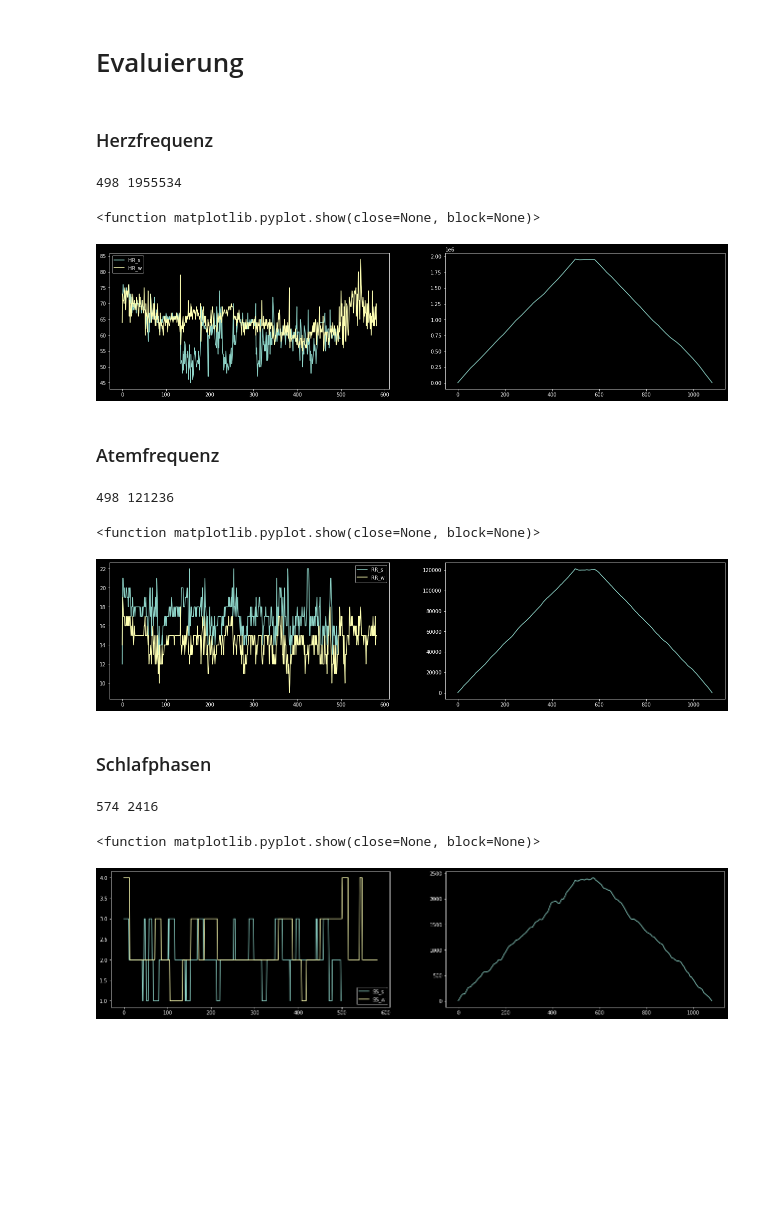
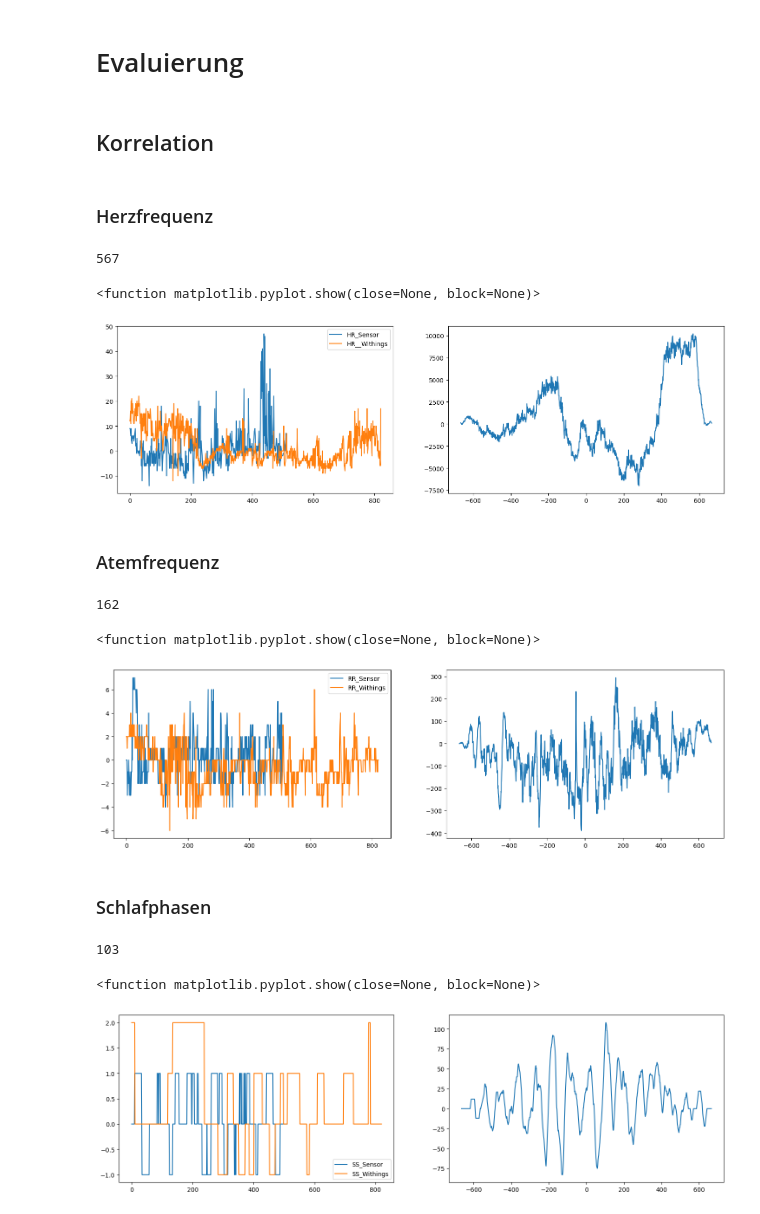
Before and after one commit to markusstraesser/Code, a Jupyter notebook: Evaluation.ipynb, the cells around one changed output. Cells and saved outputs as stored; diff of their text form; code cells hidden in the pictures; blank space fills up the shorter version.

```diff
--- a/Evaluation.ipynb
+++ b/Evaluation.ipynb
@@ -1,65 +1,89 @@
 # %% [markdown]
 # Evaluierung
+# %% [markdown]
+## Korrelation
 # %% [markdown]
 ### Herzfrequenz
 # %%
 import matplotlib.pyplot as plt
 import pandas as pd
 import numpy as np
-from scipy import signal, stats
+from scipy import signal
 
-df_sensor = pd.read_csv("Sensordata/clean/02122021_sensor_data")
-df_withings = pd.read_csv("Withings_Data/clean/02122021_withings_data")
+date = "01122021"
+
+df_sensor = pd.read_csv("Sensordata/clean/" + date + "_sensor_data")
+df_withings = pd.read_csv("Withings_Data/clean/" + date + "_withings_data")
 
 hr_sensor = df_sensor["hr_sensor"].to_list()
 hr_withings = df_withings["hr_withings"].to_list()
-cross_corr = signal.correlate(hr_withings, hr_sensor, "full").tolist()
-plt.rcParams['figure.figsize'] = [22,5]
+# hr_s_norm = (hr_sensor - np.min(hr_sensor)) / (np.max(hr_sensor) - np.min(hr_sensor))
+# hr_w_norm = (hr_withings - np.min(hr_withings)) / (np.max(hr_withings) - np.min(hr_withings))
+hr_s_norm = hr_sensor - np.median(hr_sensor)
+hr_w_norm = hr_withings - np.median(hr_withings)
+cross_corr = signal.correlate(hr_s_norm, hr_w_norm, "full", method="fft").tolist()
+x_vals = range(int(-len(cross_corr)/2), int(-len(cross_corr)/2)+int(len(cross_corr)))
+plt.style.use('default')
+plt.rcParams['figure.figsize'] = [18,5]
 plt.subplot(121)
-plt.plot(hr_sensor, label="HR_s")
-plt.plot(hr_withings, label="HR_w")
+plt.plot(hr_s_norm, label="HR_Sensor")
+plt.plot(hr_w_norm, label="HR__Withings")
 plt.legend()
 plt.subplot(122)
-plt.plot(cross_corr)
-print(cross_corr.index(max(cross_corr)), max(cross_corr))
+plt.plot(x_vals, cross_corr)
+print(cross_corr.index(max(cross_corr))-int(len(cross_corr)/2))
 plt.show
 # %% [output]
-498 1955534
+567
 <function matplotlib.pyplot.show(close=None, block=None)>
-[figure, old version]
+[figure, new version]
 # %% [markdown]
 ### Atemfrequenz
 # %%
 rr_sensor = df_sensor["rr_sensor"].to_list()
 rr_withings = df_withings["rr_withings"].to_list()
-cross_corr = signal.correlate(rr_withings, rr_sensor, "full").tolist()
+# rr_s_norm = (rr_sensor - np.min(rr_sensor)) / (np.max(rr_sensor) - np.min(rr_sensor))
+# rr_w_norm = (rr_withings - np.min(rr_withings)) / (np.max(rr_withings) - np.min(rr_withings))
+rr_s_norm = rr_sensor - np.median(rr_sensor)
+rr_w_norm = rr_withings - np.median(rr_withings)
+cross_corr = signal.correlate(rr_s_norm, rr_w_norm, "full", method="fft").tolist()
+x_vals = range(int(-len(cross_corr)/2), int(-len(cross_corr)/2)+int(len(cross_corr)))
+plt.style.use('default')
+plt.rcParams['figure.figsize'] = [18,5]
 plt.subplot(121)
-plt.plot(rr_sensor, label="RR_s")
-plt.plot(rr_withings, label="RR_w")
+plt.plot(rr_s_norm, label="RR_Sensor")
+plt.plot(rr_w_norm, label="RR_Withings")
 plt.legend()
 plt.subplot(122)
-plt.plot(cross_corr)
-print(cross_corr.index(max(cross_corr)), max(cross_corr))
+plt.plot(x_vals, cross_corr)
+print(cross_corr.index(max(cross_corr))-int(len(cross_corr)/2))
 plt.show
 # %% [output]
-498 121236
+162
 <function matplotlib.pyplot.show(close=None, block=None)>
-[figure, old version]
+[figure, new version]
 # %% [markdown]
 ### Schlafphasen
 # %%
 ss_sensor = df_sensor["ss_sensor"].to_list()
 ss_withings = df_withings["ss_withings"].to_list()
-cross_corr = signal.correlate(ss_withings, ss_sensor, "full").tolist()
+# ss_s_norm = (ss_sensor - np.min(ss_sensor)) / (np.max(ss_sensor) - np.min(ss_sensor))
+# ss_w_norm = (ss_withings - np.min(ss_withings)) / (np.max(ss_withings) - np.min(ss_withings))
+ss_s_norm = ss_sensor - np.median(ss_sensor)
+ss_w_norm = ss_withings - np.median(ss_withings)
+cross_corr = signal.correlate(ss_s_norm, ss_w_norm, "full", method="fft").tolist()
+x_vals = range(int(-len(cross_corr)/2), int(-len(cross_corr)/2)+int(len(cross_corr)))
+plt.style.use('default')
+plt.rcParams['figure.figsize'] = [18,5]
 plt.subplot(121)
-plt.plot(ss_sensor, label="SS_s")
-plt.plot(ss_withings, label="SS_w")
+plt.plot(ss_s_norm, label="SS_Sensor")
+plt.plot(ss_w_norm, label="SS_Withings")
 plt.legend()
 plt.subplot(122)
-plt.plot(cross_corr)
-print(cross_corr.index(max(cross_corr)), max(cross_corr))
+plt.plot(x_vals, cross_corr)
+print(cross_corr.index(max(cross_corr))-int(len(cross_corr)/2))
 plt.show
 # %% [output]
-574 2416
+103
 <function matplotlib.pyplot.show(close=None, block=None)>
-[figure, old version]
+[figure, new version]
```
